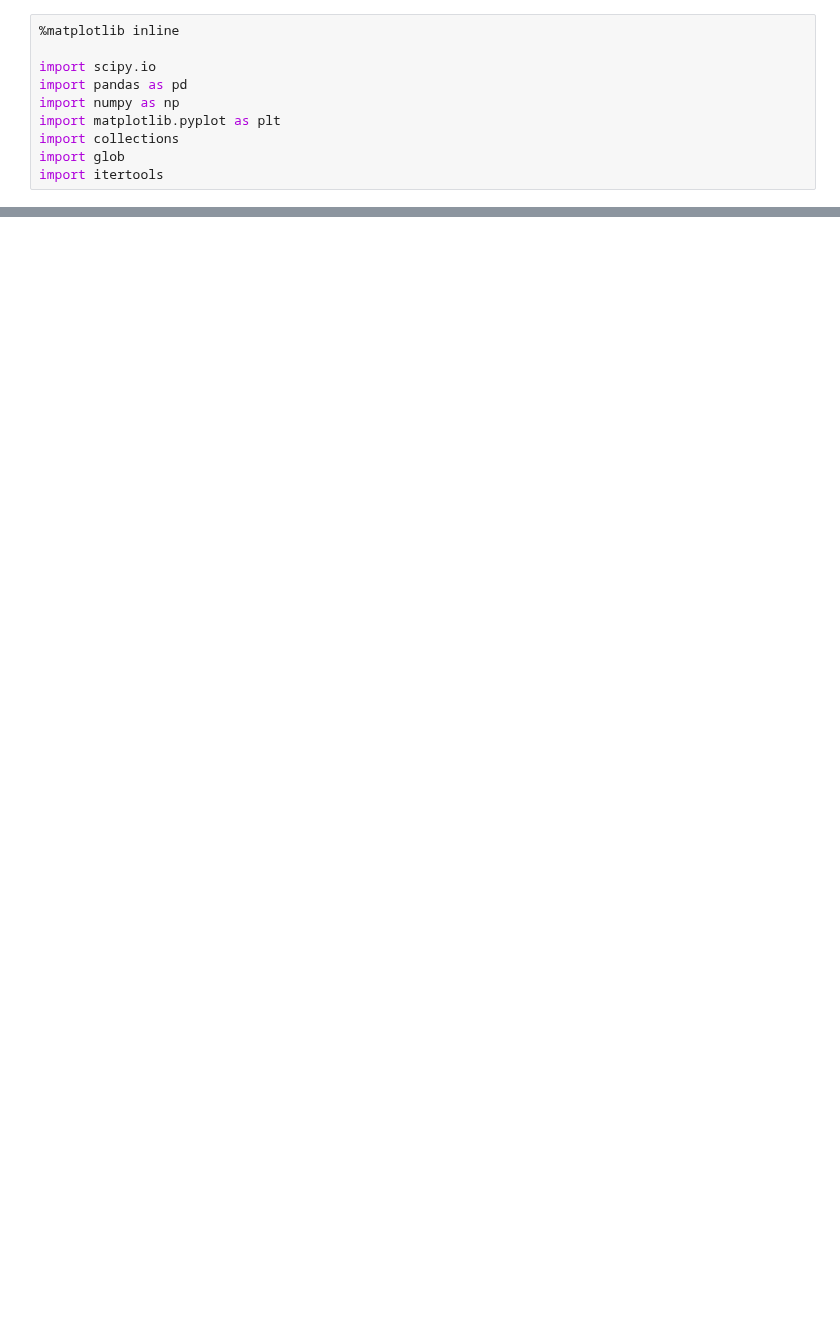
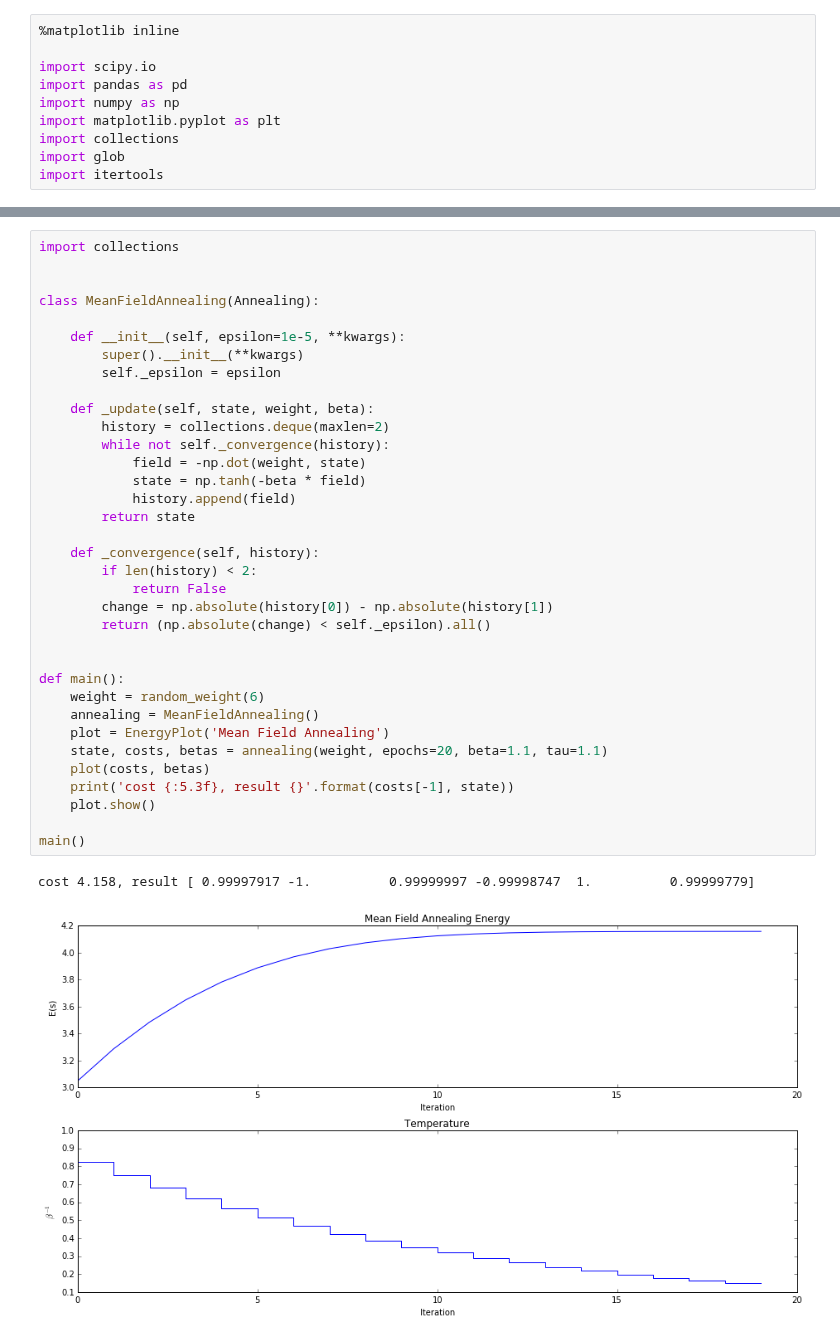
Before and after one commit to danijar/course-machine-intelligence-2, a Jupyter notebook: EX9/EX9-TheNebenhoerers.ipynb, the cells around one changed output, grey strips where cells are left out. Saved outputs shown, nothing was run; the diff lists cells and outputs as text; blank space fills up the shorter version.

```diff
--- a/EX9/EX9-TheNebenhoerers.ipynb
+++ b/EX9/EX9-TheNebenhoerers.ipynb
@@ -124,0 +110,38 @@ M=1 Result -8.34142160963
+# %%
+import collections
+
+
+class MeanFieldAnnealing(Annealing):
+
+    def __init__(self, epsilon=1e-5, **kwargs):
+        super().__init__(**kwargs)
+        self._epsilon = epsilon
+
+    def _update(self, state, weight, beta):
+        history = collections.deque(maxlen=2)
+        while not self._convergence(history):
+            field = -np.dot(weight, state)
+            state = np.tanh(-beta * field)
+            history.append(field)
+        return state
+
+    def _convergence(self, history):
+        if len(history) < 2:
+            return False
+        change = np.absolute(history[0]) - np.absolute(history[1])
+        return (np.absolute(change) < self._epsilon).all()
+
+
+def main():
+    weight = random_weight(6)
+    annealing = MeanFieldAnnealing()
+    plot = EnergyPlot('Mean Field Annealing')
+    state, costs, betas = annealing(weight, epochs=20, beta=1.1, tau=1.1)
+    plot(costs, betas)
+    print('cost {:5.3f}, result {}'.format(costs[-1], state))
+    plot.show()
+
+main()
+# %% [output]
+cost 4.158, result [ 0.99997917 -1.          0.99999997 -0.99998747  1.          0.99999779]
+[figure, added]
```
Also changed, not shown: parts of 7 cells of this notebook.
